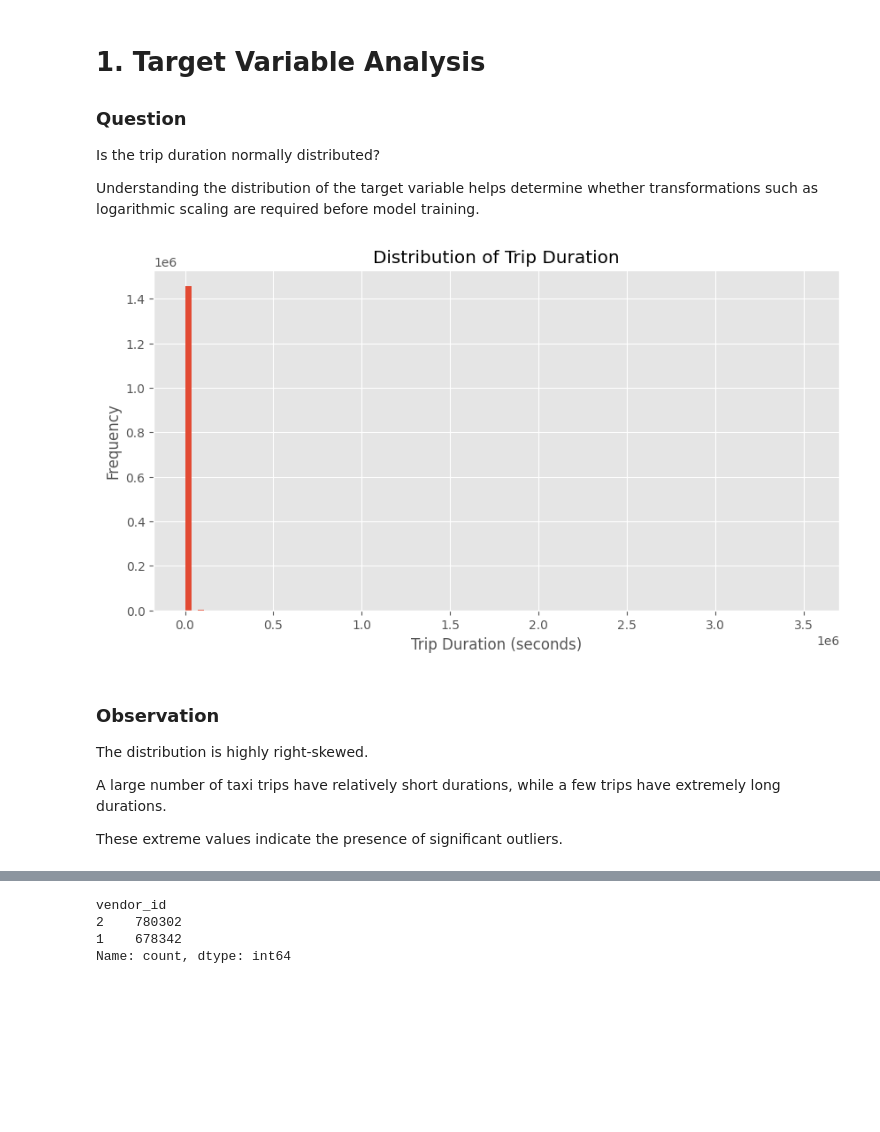
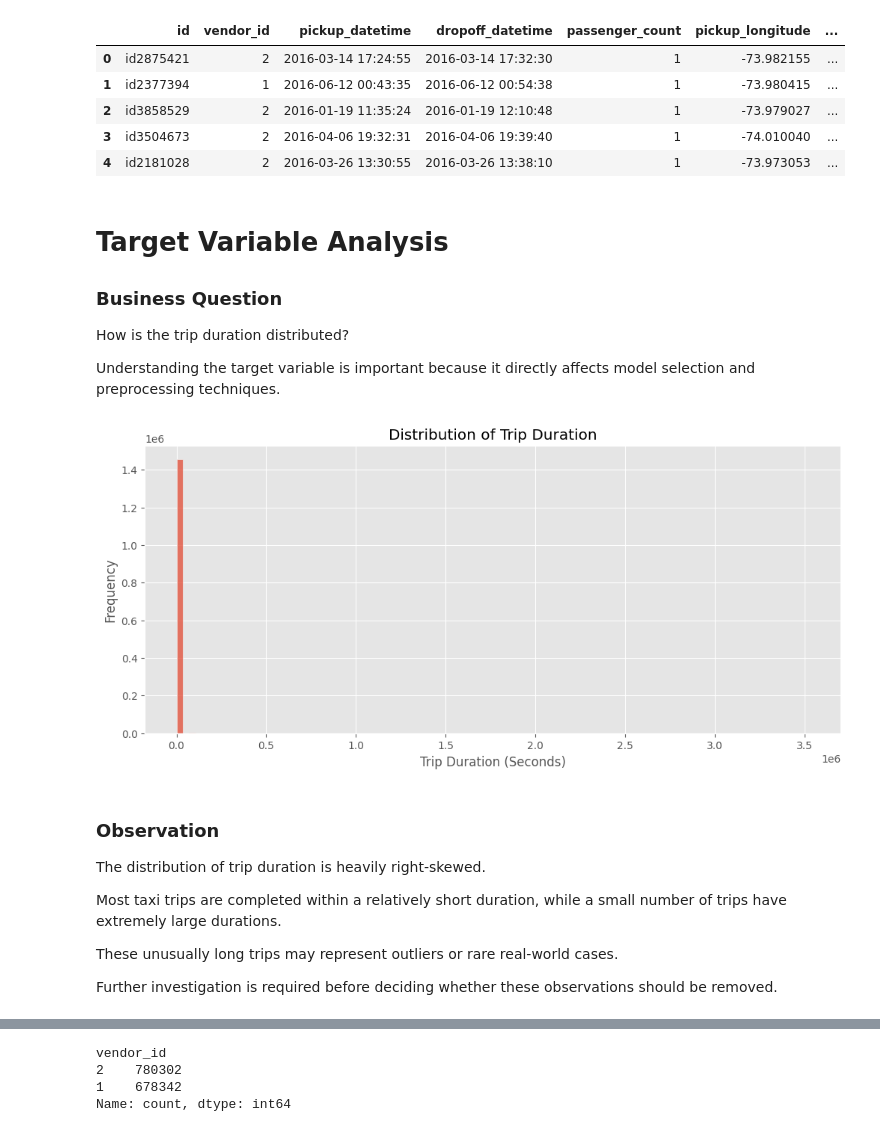
Before and after one commit to manasi-navale2107/RideSense-AI, a Jupyter notebook: notebooks/02_Exploratory_Data_Analysis.ipynb, the cells around one changed output, grey strips where cells are left out. Cells and saved outputs as stored; diff of their text form; code cells hidden in the pictures; blank space fills up the shorter version.

Commit message:
Complete exploratory data analysis notebook

```diff
--- a/notebooks/02_Exploratory_Data_Analysis.ipynb
+++ b/notebooks/02_Exploratory_Data_Analysis.ipynb
@@ -13,33 +28,44 @@ plt.style.use("ggplot")
 # %%
 train_df = pd.read_csv("../data/raw/train.csv")
+
+train_df.head()
+# %% [output]
+|  | id | vendor_id | pickup_datetime | dropoff_datetime | passenger_count | pickup_longitude | ... |
+| 0 | id2875421 | 2 | 2016-03-14 17:24:55 | 2016-03-14 17:32:30 | 1 | -73.982155 | ... |
+| 1 | id2377394 | 1 | 2016-06-12 00:43:35 | 2016-06-12 00:54:38 | 1 | -73.980415 | ... |
+| 2 | id3858529 | 2 | 2016-01-19 11:35:24 | 2016-01-19 12:10:48 | 1 | -73.979027 | ... |
+| 3 | id3504673 | 2 | 2016-04-06 19:32:31 | 2016-04-06 19:39:40 | 1 | -74.010040 | ... |
+| 4 | id2181028 | 2 | 2016-03-26 13:30:55 | 2016-03-26 13:38:10 | 1 | -73.973053 | ... |
 # %% [markdown]
-# 1. Target Variable Analysis
+# Target Variable Analysis
 
-### Question
+### Business Question
 
-Is the trip duration normally distributed?
+How is the trip duration distributed?
 
-Understanding the distribution of the target variable helps determine whether transformations such as logarithmic scaling are required before model training.
+Understanding the target variable is important because it directly affects model selection and preprocessing techniques.
 # %%
-plt.figure(figsize=(10,5))
+plt.figure(figsize=(12,5))
 
-plt.hist(train_df["trip_duration"], bins=100)
+sns.histplot(train_df["trip_duration"], bins=100)
 
 plt.title("Distribution of Trip Duration")
 
-plt.xlabel("Trip Duration (seconds)")
+plt.xlabel("Trip Duration (Seconds)")
 
 plt.ylabel("Frequency")
 
 plt.show()
 # %% [output]
-[figure, old version]
+[figure, new version]
-# %% [markdown]
-### Observation
-
-The distribution is highly right-skewed.
-
-A large number of taxi trips have relatively short durations, while a few trips have extremely long durations.
-
-These extreme values indicate the presence of significant outliers.
+# %% [markdown]
+### Observation
+
+The distribution of trip duration is heavily right-skewed.
+
+Most taxi trips are completed within a relatively short duration, while a small number of trips have extremely large durations.
+
+These unusually long trips may represent outliers or rare real-world cases.
+
+Further investigation is required before deciding whether these observations should be removed.
 # %%
```
Also changed, not shown: parts of 46 cells of this notebook, 1 other file.
